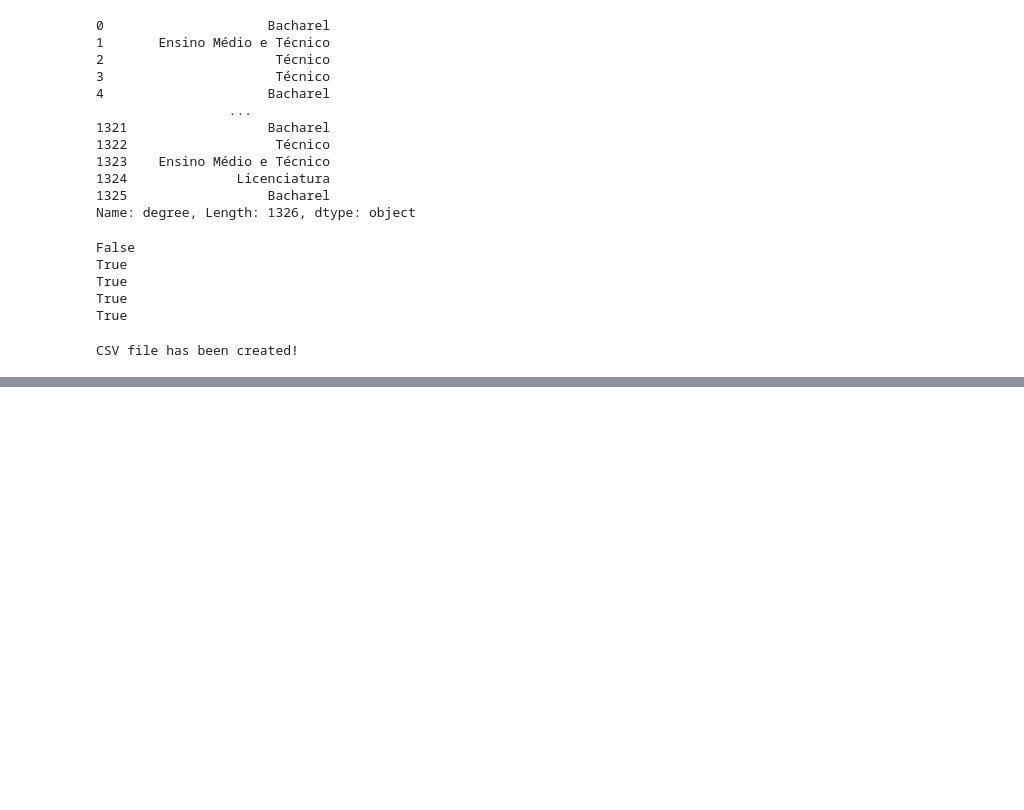
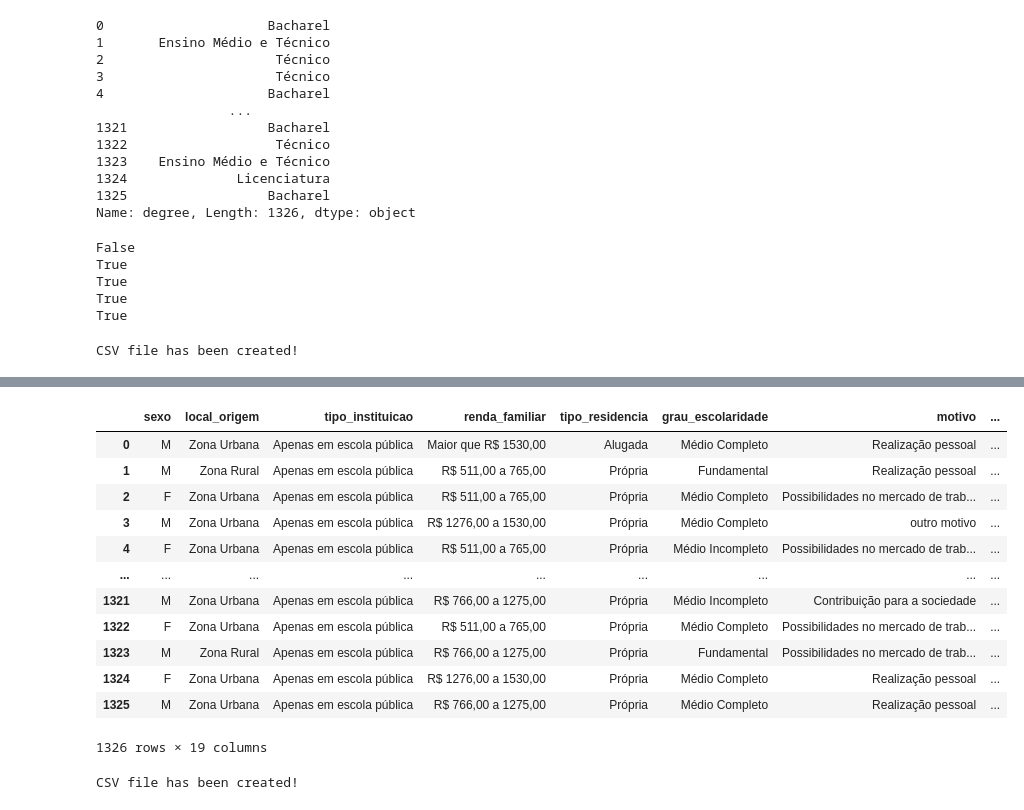
Before and after one commit to victor-s-santos/discovering-association-rules, a Jupyter notebook: 03-entrance_exam/pre-processing.ipynb, the cells around one changed output, grey strips where cells are left out. Drawn from its saved outputs; the diff is of its cells as text; code cells hidden in the pictures; blank space fills up the shorter version.

Commit message:
the columns has been selected

```diff
--- a/03-entrance_exam/pre-processing.ipynb
+++ b/03-entrance_exam/pre-processing.ipynb
@@ -450,0 +467,26 @@ CSV file has been created!
+# %%
+df2 = df.drop(['total_pontos', 'idade', 'curso'], axis=1)
+df2
+# %% [output]
+|  | sexo | local_origem | tipo_instituicao | renda_familiar | tipo_residencia | grau_escolaridade | motivo | ... |
+| 0 | M | Zona Urbana | Apenas em escola pública | Maior que R$ 1530,00 | Alugada | Médio Completo | Realização pessoal | ... |
+| 1 | M | Zona Rural | Apenas em escola pública | R$ 511,00 a 765,00 | Própria | Fundamental | Realização pessoal | ... |
+| 2 | F | Zona Urbana | Apenas em escola pública | R$ 511,00 a 765,00 | Própria | Médio Completo | Possibilidades no mercado de trab... | ... |
+| 3 | M | Zona Urbana | Apenas em escola pública | R$ 1276,00 a 1530,00 | Própria | Médio Completo | outro motivo | ... |
+| 4 | F | Zona Urbana | Apenas em escola pública | R$ 511,00 a 765,00 | Própria | Médio Incompleto | Possibilidades no mercado de trab... | ... |
+| ... | ... | ... | ... | ... | ... | ... | ... | ... |
+| 1321 | M | Zona Urbana | Apenas em escola pública | R$ 766,00 a 1275,00 | Própria | Médio Incompleto | Contribuição para a sociedade | ... |
+| 1322 | F | Zona Urbana | Apenas em escola pública | R$ 511,00 a 765,00 | Própria | Médio Completo | Possibilidades no mercado de trab... | ... |
+| 1323 | M | Zona Rural | Apenas em escola pública | R$ 766,00 a 1275,00 | Própria | Fundamental | Possibilidades no mercado de trab... | ... |
+| 1324 | F | Zona Urbana | Apenas em escola pública | R$ 1276,00 a 1530,00 | Própria | Médio Completo | Realização pessoal | ... |
+| 1325 | M | Zona Urbana | Apenas em escola pública | R$ 766,00 a 1275,00 | Própria | Médio Completo | Realização pessoal | ... |
+1326 rows × 19 columns
+# %%
+#Exporting data
+try:
+    df2.to_csv('source/ready_data.csv', index=False)
+    print('CSV file has been created!')
+except:
+    print('An exception occurred!')
+# %% [output]
+CSV file has been created!
```
Also changed, not shown: parts of 2 cells of this notebook.
